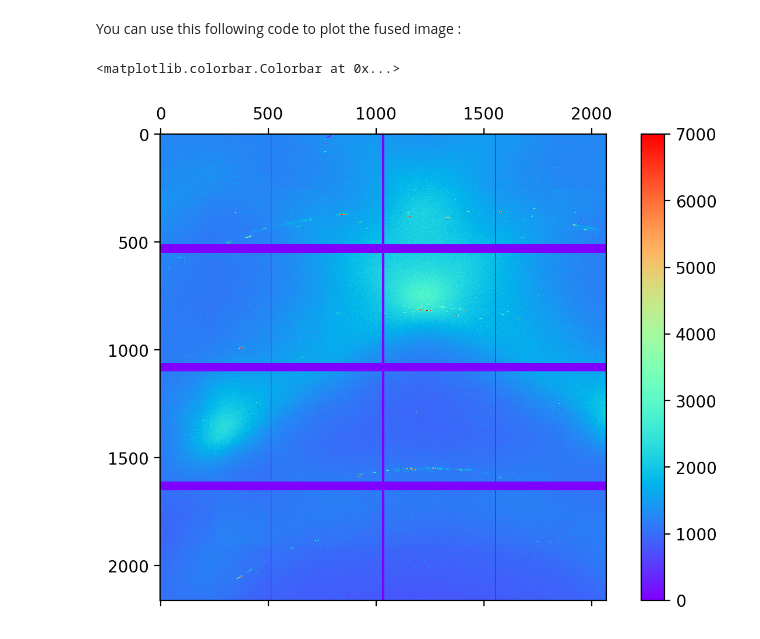
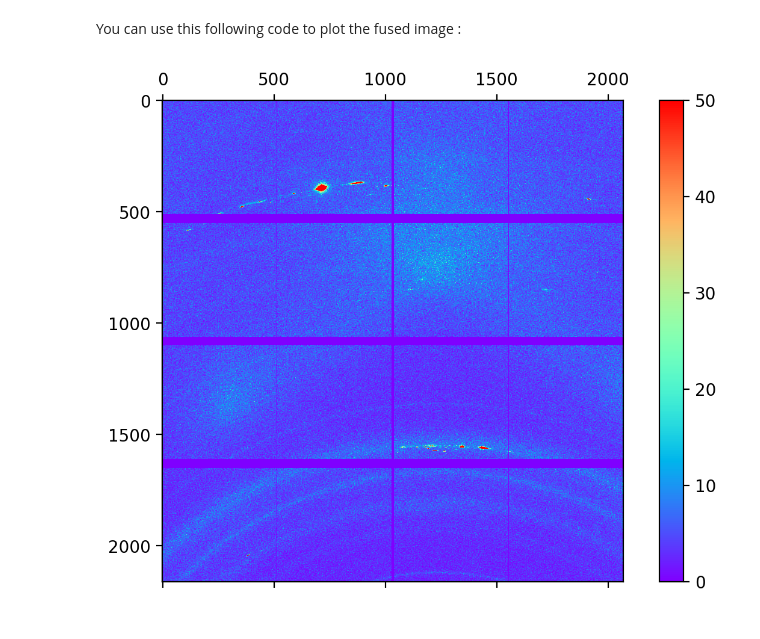
Before and after one commit to Escouflenfer/Extract_ESRF_Data, a Jupyter notebook: Extract_ESRF-Data.ipynb, the cells around one changed output. Saved outputs shown, nothing was run; the diff lists cells and outputs as text; code cells hidden in the pictures.

```diff
--- a/Extract_ESRF-Data.ipynb
+++ b/Extract_ESRF-Data.ipynb
@@ -159,12 +121,8 @@ fused_img = fuse_all_img(folderpath_str)
 # %% [markdown]
 You can use this following code to plot the fused image :
-# %%
-f = figure(figsize=(6, 4), dpi=200)
-ax = f.add_axes([0, 0, 1, 1])
-#im = ax.matshow(fused_img, cmap=cm.rainbow, norm=Normalize(vmin=220, vmax=500), aspect='2') # Linear scale
-#im = ax.matshow(fused_img, cmap=cm.rainbow, norm=LogNorm(vmin=1, vmax=50000)) # Log scale
-im = ax.matshow(fused_img, cmap=cm.rainbow, norm=Normalize(vmin=0, vmax=7000))
-f.colorbar(im, format='%1.0f')
-# %% [output]
-<matplotlib.colorbar.Colorbar at 0x...>
-[figure, removed]
+# %%
+import packages.extract_esrf.extract_esrf as ee
+img_data_current = ee.plot_img("ESRF_data/SAVED_DATA/YFeTa/YFeTa_3_2", index=113, plot=False)
+ee.plot_img('_', '_', img_data=img_data_current, vmin=0, vmax=50, scale="normal", aspect="1")
+# %% [output]
+[figure, added]
```
Also changed, not shown: parts of 10 cells of this notebook, 2 other files.
